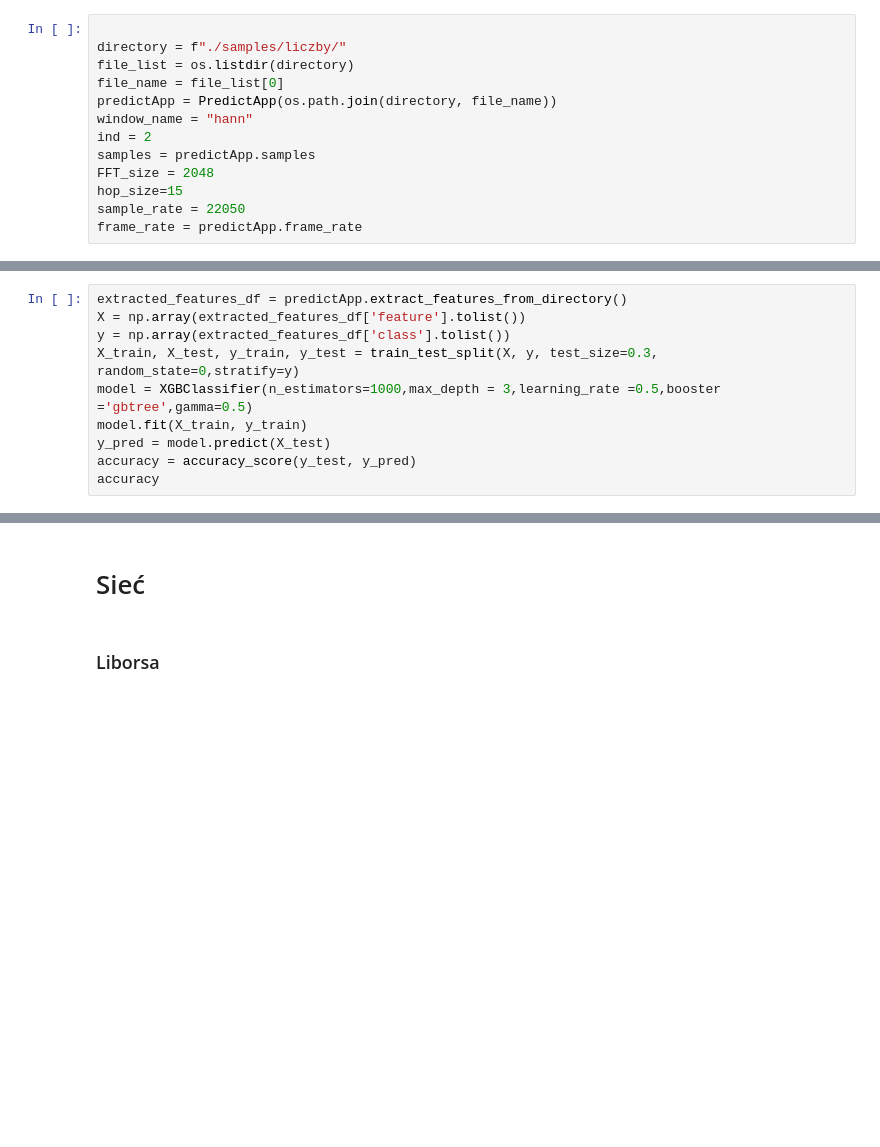
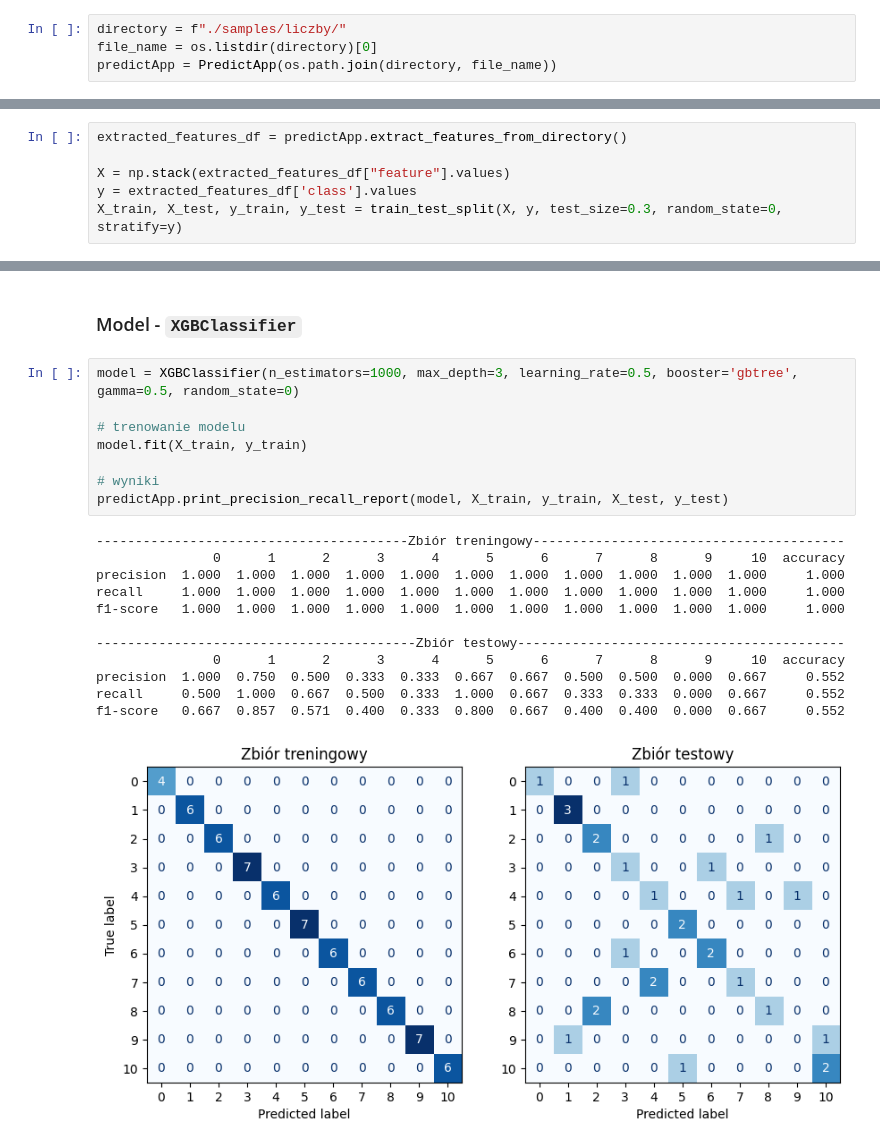
Before and after one commit to zakrzewow/aipd1, a Jupyter notebook: Project3.ipynb, the cells around one changed output, grey strips where cells are left out. Cells and saved outputs as stored; diff of their text form; blank space fills up the shorter version.

```diff
--- a/Project3.ipynb
+++ b/Project3.ipynb
@@ -29,14 +20,5 @@ from modules.window import Window
 # %%
-
 directory = f"./samples/liczby/"
-file_list = os.listdir(directory)
-file_name = file_list[0]
+file_name = os.listdir(directory)[0]
 predictApp = PredictApp(os.path.join(directory, file_name))
-window_name = "hann"
-ind = 2
-samples = predictApp.samples
-FFT_size = 2048
-hop_size=15
-sample_rate = 22050
-frame_rate = predictApp.frame_rate
 # %%
@@ -66,10 +44,6 @@ predictApp.plot_filters(filters)
 # %%
 extracted_features_df = predictApp.extract_features_from_directory()
-X = np.array(extracted_features_df['feature'].tolist())
-y = np.array(extracted_features_df['class'].tolist())
-X_train, X_test, y_train, y_test = train_test_split(X, y, test_size=0.3, random_state=0,stratify=y)
-model = XGBClassifier(n_estimators=1000,max_depth = 3,learning_rate =0.5,booster ='gbtree',gamma=0.5)
-model.fit(X_train, y_train)
-y_pred = model.predict(X_test)
-accuracy = accuracy_score(y_test, y_pred)
-accuracy
+
+X = np.stack(extracted_features_df["feature"].values)
+y = extracted_features_df['class'].values
+X_train, X_test, y_train, y_test = train_test_split(X, y, test_size=0.3, random_state=0, stratify=y)
@@ -93,4 +50,23 @@ plt.show()
-# %% [markdown]
-# Sieć
-# %% [markdown]
-### Liborsa
+# %% [markdown]
+### Model - `XGBClassifier`
+# %%
+model = XGBClassifier(n_estimators=1000, max_depth=3, learning_rate=0.5, booster='gbtree', gamma=0.5, random_state=0)
+
+# trenowanie modelu
+model.fit(X_train, y_train)
+
+# wyniki
+predictApp.print_precision_recall_report(model, X_train, y_train, X_test, y_test)
+# %% [output]
+----------------------------------------Zbiór treningowy----------------------------------------
+               0      1      2      3      4      5      6      7      8      9     10  accuracy
+precision  1.000  1.000  1.000  1.000  1.000  1.000  1.000  1.000  1.000  1.000  1.000     1.000
+recall     1.000  1.000  1.000  1.000  1.000  1.000  1.000  1.000  1.000  1.000  1.000     1.000
+f1-score   1.000  1.000  1.000  1.000  1.000  1.000  1.000  1.000  1.000  1.000  1.000     1.000
+
+-----------------------------------------Zbiór testowy------------------------------------------
+               0      1      2      3      4      5      6      7      8      9     10  accuracy
+precision  1.000  0.750  0.500  0.333  0.333  0.667  0.667  0.500  0.500  0.000  0.667     0.552
+recall     0.500  1.000  0.667  0.500  0.333  1.000  0.667  0.333  0.333  0.000  0.667     0.552
+f1-score   0.667  0.857  0.571  0.400  0.333  0.800  0.667  0.400  0.400  0.000  0.667     0.552
+[figure, added]
```
Also changed, not shown: parts of 19 cells of this notebook, 3 other files.
